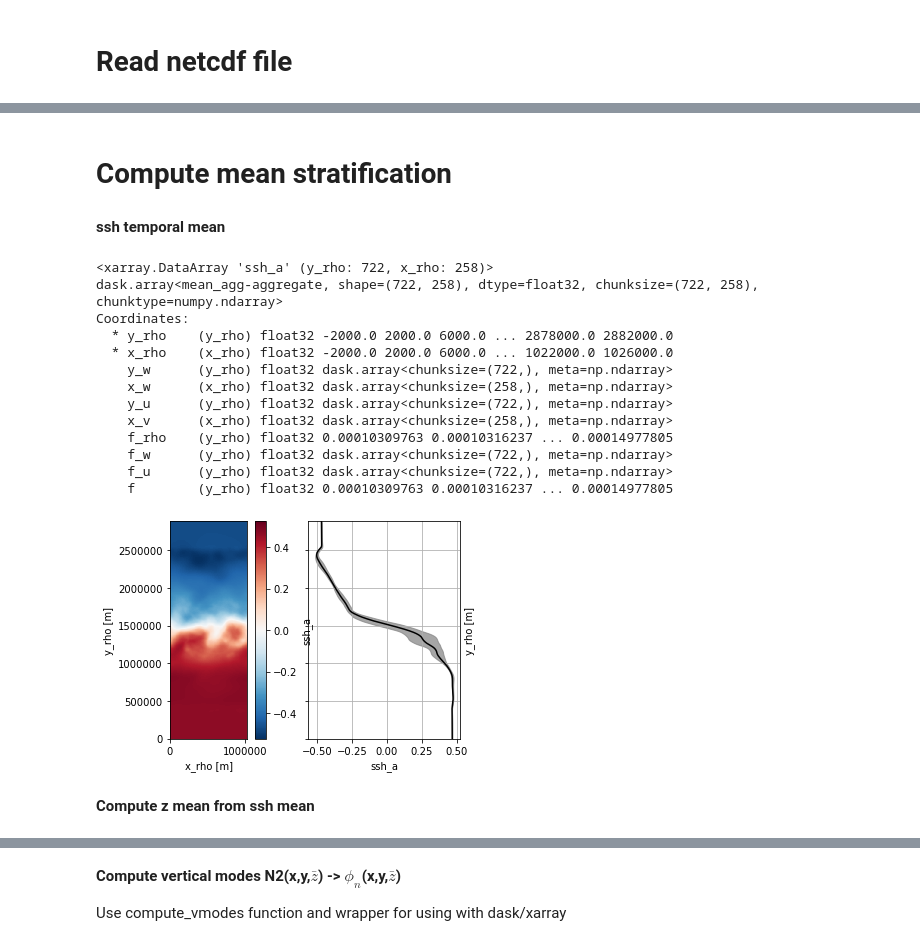
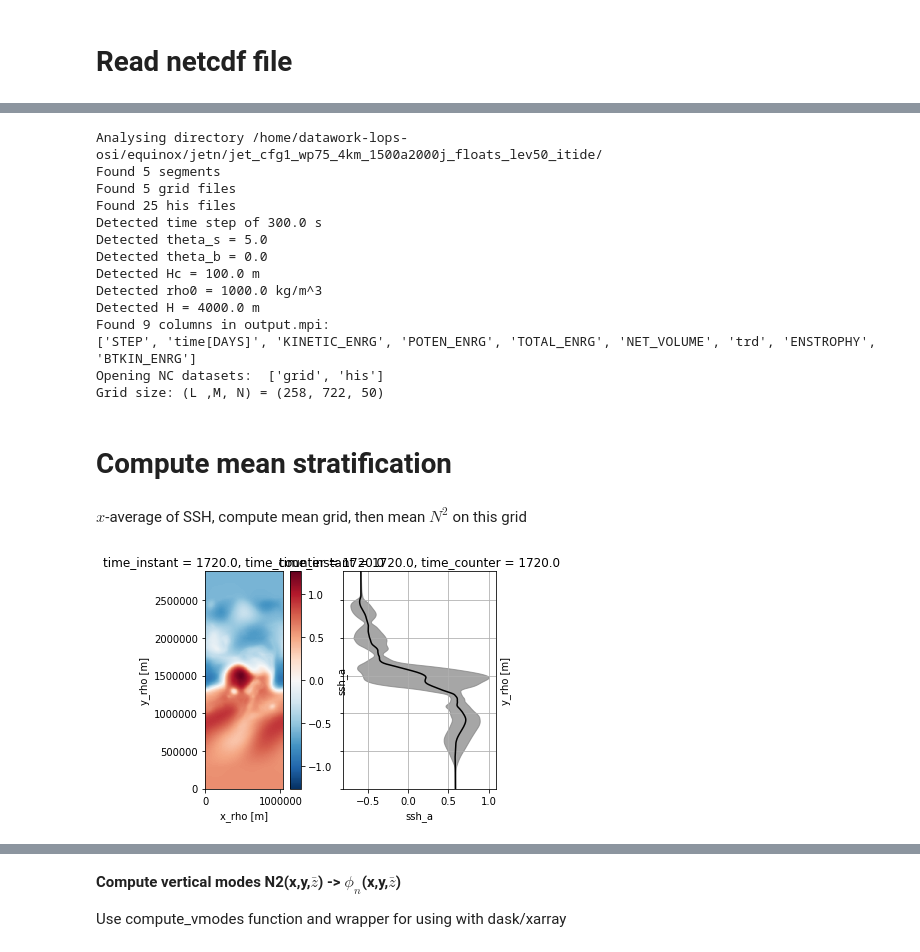
Before and after one commit to slgentil/croco, a Jupyter notebook: tutorials/proj_modes.ipynb, the cells around one changed output, grey strips where cells are left out. Cells and saved outputs as stored; diff of their text form; code cells hidden in the pictures.

Commit message:
WIP starting to write class Vmodes and tutorial notebook proj_modes.ipynb along with it

```diff
--- a/tutorials/proj_modes.ipynb
+++ b/tutorials/proj_modes.ipynb
@@ -55,39 +23,52 @@ Grid size: (L ,M, N) = (258, 722, 50)
+# %%
+root_path = '/home/datawork-lops-osi/equinox/jetn/'
+run = 'jet_cfg1_wp75_4km_1500a2000j_floats_lev50_itide/'
+it = 10 # time index (working with one time index for this example)
+
+r = pp.Run(root_path+run, prefix='file_',open_nc=['grid','his'], verbose=True)
+ds = r['his'].isel(time=it)
+
+### N.B.: Here we should specify wether some dimensions are periodic (e.g. x)
+# %% [output]
+Analysing directory /home/datawork-lops-osi/equinox/jetn/jet_cfg1_wp75_4km_1500a2000j_floats_lev50_itide/
+Found 5 segments
+Found 5 grid files
+Found 25 his files
+Detected time step of 300.0 s
+Detected theta_s = 5.0
+Detected theta_b = 0.0
+Detected Hc = 100.0 m
+Detected rho0 = 1000.0 kg/m^3
+Detected H = 4000.0 m
+Found 9 columns in output.mpi:
+['STEP', 'time[DAYS]', 'KINETIC_ENRG', 'POTEN_ENRG', 'TOTAL_ENRG', 'NET_VOLUME', 'trd', 'ENSTROPHY', 'BTKIN_ENRG']
+Opening NC datasets:  ['grid', 'his']
+Grid size: (L ,M, N) = (258, 722, 50)
 # %% [markdown]
 # Compute mean stratification
-# %% [markdown]
-**ssh temporal mean**
+# %% [markdown]
+$x$-average of SSH, compute mean grid, then mean $N^2$ on this grid
 # %%
-# eventually should also average along x
-ssh_mean_t = r['his'].ssh_a.mean(dim='time').persist()
-print(ssh_mean_t)
+### mean ssh and z-grids
+
+ssh_mean = ds.ssh_a.mean(dim='x_rho')
 
 fig, axs = plt.subplots(1, 2, sharey=True)
-ssh_mean_tx = ssh_mean_t.mean(dim="x_rho")
-ssh_std = ssh_mean_t.std(dim="x_rho")
-ssh_mean_t.plot(ax=axs[0])
-ssh_mean_t.mean(dim="x_rho").plot(ax=axs[1], y="y_rho", color="k")
+ssh_std = ds.ssh_a.std(dim="x_rho")
+ds.ssh_a.plot(ax=axs[0])
+ssh_mean.plot(ax=axs[1], y="y_rho", color="k")
 axs[1].fill_betweenx(r.ds['his'].y_rho,
-                     ssh_mean_tx-ssh_std,
-                     ssh_mean_tx+ssh_std,
+                     ssh_mean-ssh_std,
+                     ssh_mean+ssh_std,
                      color="grey", alpha=.7)
 
 axs[1].grid(True)
 axs[1].yaxis.set_label_position("right")
 axs[0].set_aspect('equal')
+
+nx = ds.x_rho.size
+
+zmoy = gop.get_z(r, zeta=ssh_mean, h=r.ds['grid'].h.isel(x_rho=nx//2, drop=True), vgrid='r', hgrid='r').persist()
+zwoy = gop.get_z(r, zeta=ssh_mean, h=r.ds['grid'].h.isel(x_rho=nx//2, drop=True), vgrid='w', hgrid='r').persist()
 # %% [output]
-<xarray.DataArray 'ssh_a' (y_rho: 722, x_rho: 258)>
-dask.array<mean_agg-aggregate, shape=(722, 258), dtype=float32, chunksize=(722, 258), chunktype=numpy.ndarray>
-Coordinates:
-  * y_rho    (y_rho) float32 -2000.0 2000.0 6000.0 ... 2878000.0 2882000.0
-  * x_rho    (x_rho) float32 -2000.0 2000.0 6000.0 ... 1022000.0 1026000.0
-    y_w      (y_rho) float32 dask.array<chunksize=(722,), meta=np.ndarray>
-    x_w      (x_rho) float32 dask.array<chunksize=(258,), meta=np.ndarray>
-    y_u      (y_rho) float32 dask.array<chunksize=(722,), meta=np.ndarray>
-    x_v      (x_rho) float32 dask.array<chunksize=(258,), meta=np.ndarray>
-    f_rho    (y_rho) float32 0.00010309763 0.00010316237 ... 0.00014977805
-    f_w      (y_rho) float32 dask.array<chunksize=(722,), meta=np.ndarray>
-    f_u      (y_rho) float32 dask.array<chunksize=(722,), meta=np.ndarray>
-    f        (y_rho) float32 0.00010309763 0.00010316237 ... 0.00014977805
-[figure, old version]
+[figure, new version]
-# %% [markdown]
-**Compute z mean from ssh mean**
```
Also changed, not shown: parts of 18 cells of this notebook, 1 other file.
